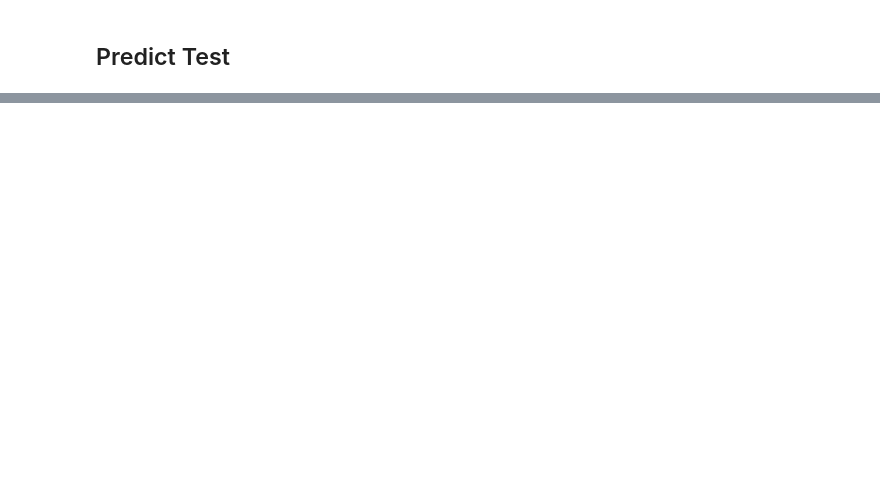
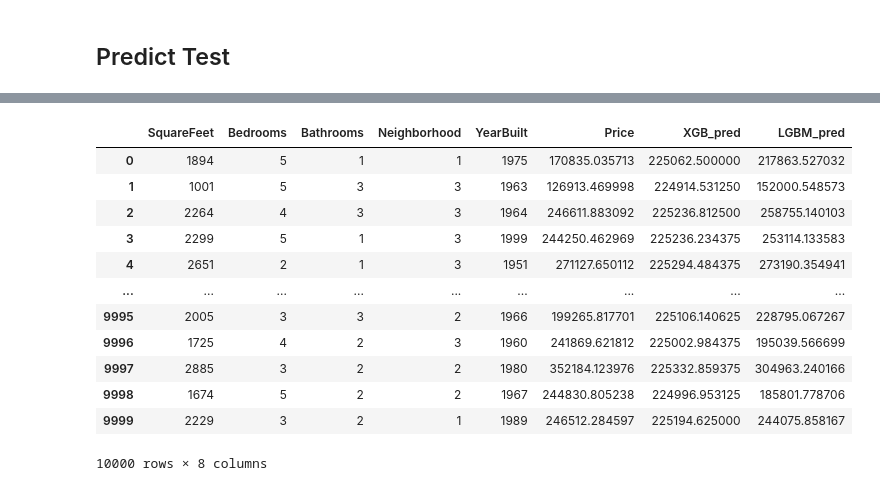
Before and after one commit to minamaher58/Housing-Price-Prediction, a Jupyter notebook: house_price_prediction.ipynb, the cells around one changed output, grey strips where cells are left out. Cells and saved outputs as stored; diff of their text form; code cells hidden in the pictures; blank space fills up the shorter version.

```diff
--- a/house_price_prediction.ipynb
+++ b/house_price_prediction.ipynb
@@ -527,0 +547,3 @@ plt.show()
+# %%
+import_train = X.reset_index(drop=True)
+import_train
@@ -527,0 +564,10 @@ plt.show()
+# %%
+Row_Number=10000
+X_test_target1_df=import_train._append(import_test,ignore_index=True)
+
+from sklearn.preprocessing import StandardScaler
+StandardScaler = StandardScaler()
+X_test_target1_df = StandardScaler.fit_transform(X_test_target1_df)
+test_pred_target0= pd.DataFrame(X_test_target1_df)
+test_pred_target0 = pd.DataFrame(test_pred_target0).tail(Row_Number)
+test_pred_target0
@@ -527,0 +588,3 @@ plt.show()
+# %%
+test_pred_target0 = test_pred_target0.reset_index(drop=True)
+test_pred_target0
@@ -527,0 +631,18 @@ plt.show()
+# %%
+test_pred=test.merge(predict_XGB_df,how='inner',left_index=True,right_index=True)
+test_pred=test_pred.merge(predict_LGBM_df,how='inner',left_index=True,right_index=True)
+test_pred
+# %% [output]
+|  | SquareFeet | Bedrooms | Bathrooms | Neighborhood | YearBuilt | Price | XGB_pred | LGBM_pred |
+| 0 | 1894 | 5 | 1 | 1 | 1975 | 170835.035713 | 225062.500000 | 217863.527032 |
+| 1 | 1001 | 5 | 3 | 3 | 1963 | 126913.469998 | 224914.531250 | 152000.548573 |
+| 2 | 2264 | 4 | 3 | 3 | 1964 | 246611.883092 | 225236.812500 | 258755.140103 |
+| 3 | 2299 | 5 | 1 | 3 | 1999 | 244250.462969 | 225236.234375 | 253114.133583 |
+| 4 | 2651 | 2 | 1 | 3 | 1951 | 271127.650112 | 225294.484375 | 273190.354941 |
+| ... | ... | ... | ... | ... | ... | ... | ... | ... |
+| 9995 | 2005 | 3 | 3 | 2 | 1966 | 199265.817701 | 225106.140625 | 228795.067267 |
+| 9996 | 1725 | 4 | 2 | 3 | 1960 | 241869.621812 | 225002.984375 | 195039.566699 |
+| 9997 | 2885 | 3 | 2 | 2 | 1980 | 352184.123976 | 225332.859375 | 304963.240166 |
+| 9998 | 1674 | 5 | 2 | 2 | 1967 | 244830.805238 | 224996.953125 | 185801.778706 |
+| 9999 | 2229 | 3 | 2 | 1 | 1989 | 246512.284597 | 225194.625000 | 244075.858167 |
+10000 rows × 8 columns
```
Also changed, not shown: parts of 22 cells of this notebook, 4 other files.
